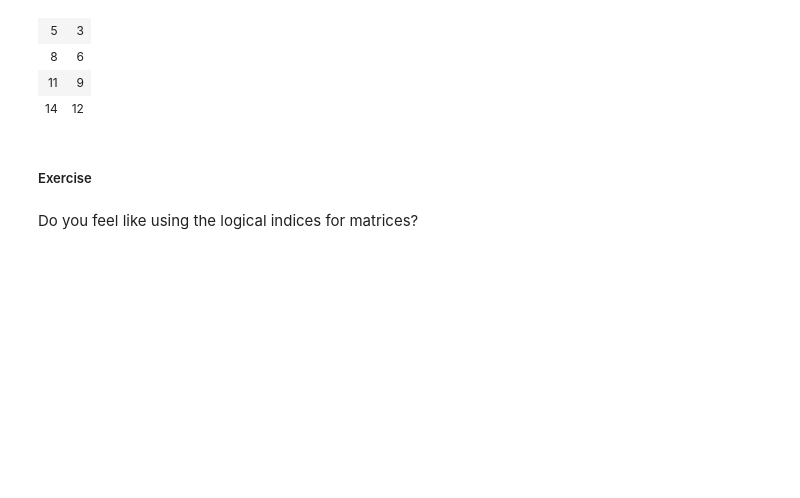
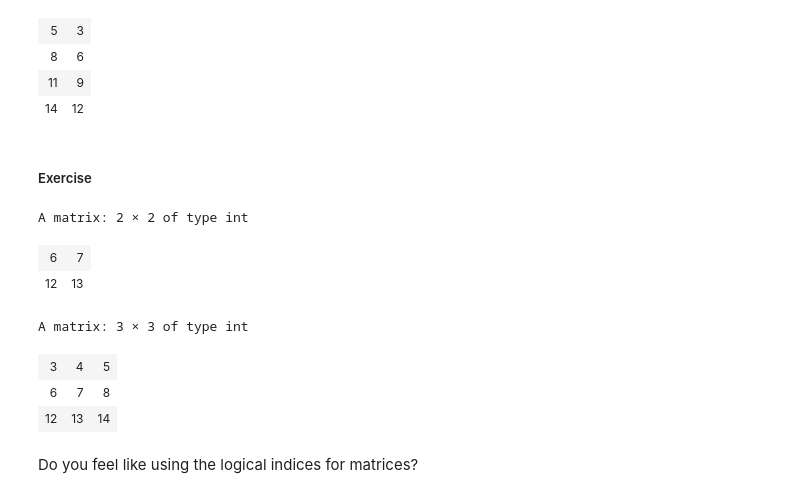
Before and after one commit to ly129/EPIB613_2020, a Jupyter notebook: Notes.ipynb, the cells around one changed output. Saved outputs shown, nothing was run; the diff lists cells and outputs as text; code cells hidden in the pictures; blank space fills up the shorter version.

```diff
--- a/Notes.ipynb
+++ b/Notes.ipynb
@@ -969,9 +978,20 @@ A matrix: 4 × 2 of type int
 # %% [markdown]
 ##### Exercise
 # %%
-# Row 1 and 2, column 2 and 4
+# Column 1 and 2, row 2 and 4
+matrix[c(2,4), c(1,2)]
+# %% [output]
+A matrix: 2 × 2 of type int
+| 6 | 7 |
+| 12 | 13 |
 # %%
 # Delete the 3rd row
+matrix[-3, ]
+# %% [output]
+A matrix: 3 × 3 of type int
+| 3 | 4 | 5 |
+| 6 | 7 | 8 |
+| 12 | 13 | 14 |
 # %% [markdown]
 Do you feel like using the logical indices for matrices?
 # %% [markdown]
```
Also changed, not shown: parts of 16 cells of this notebook, 3 other files.
